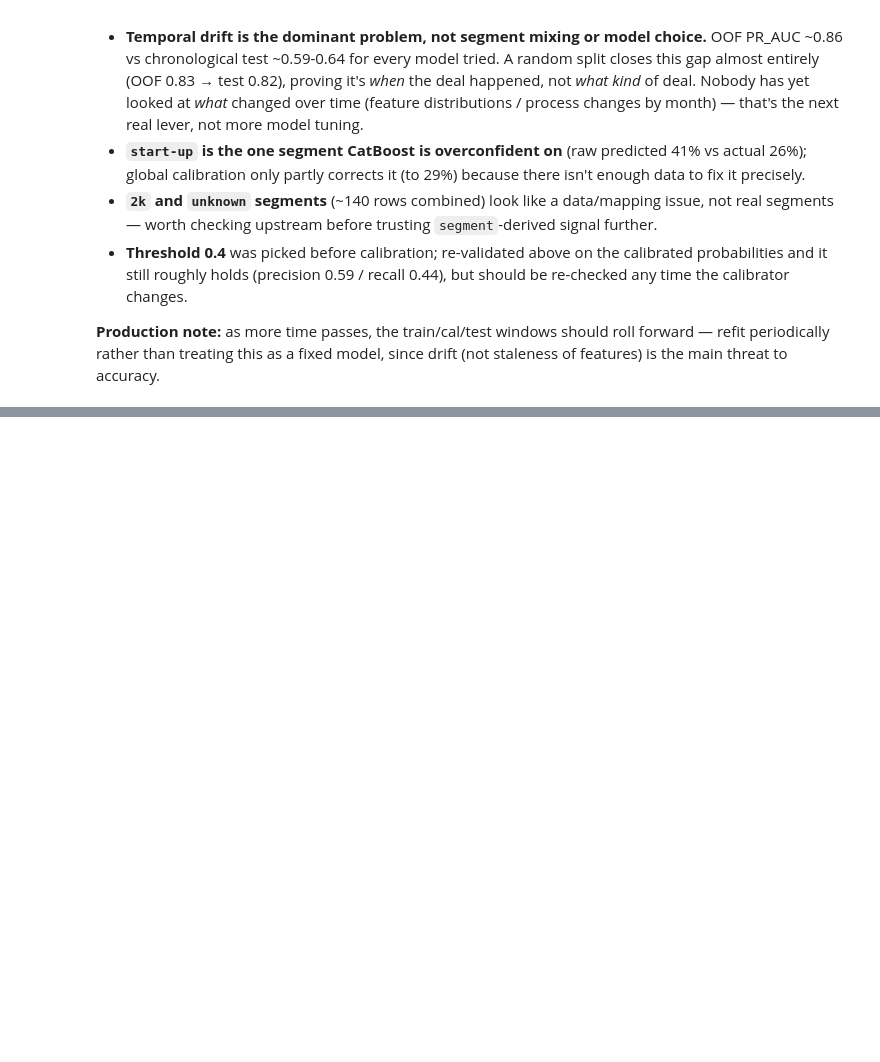
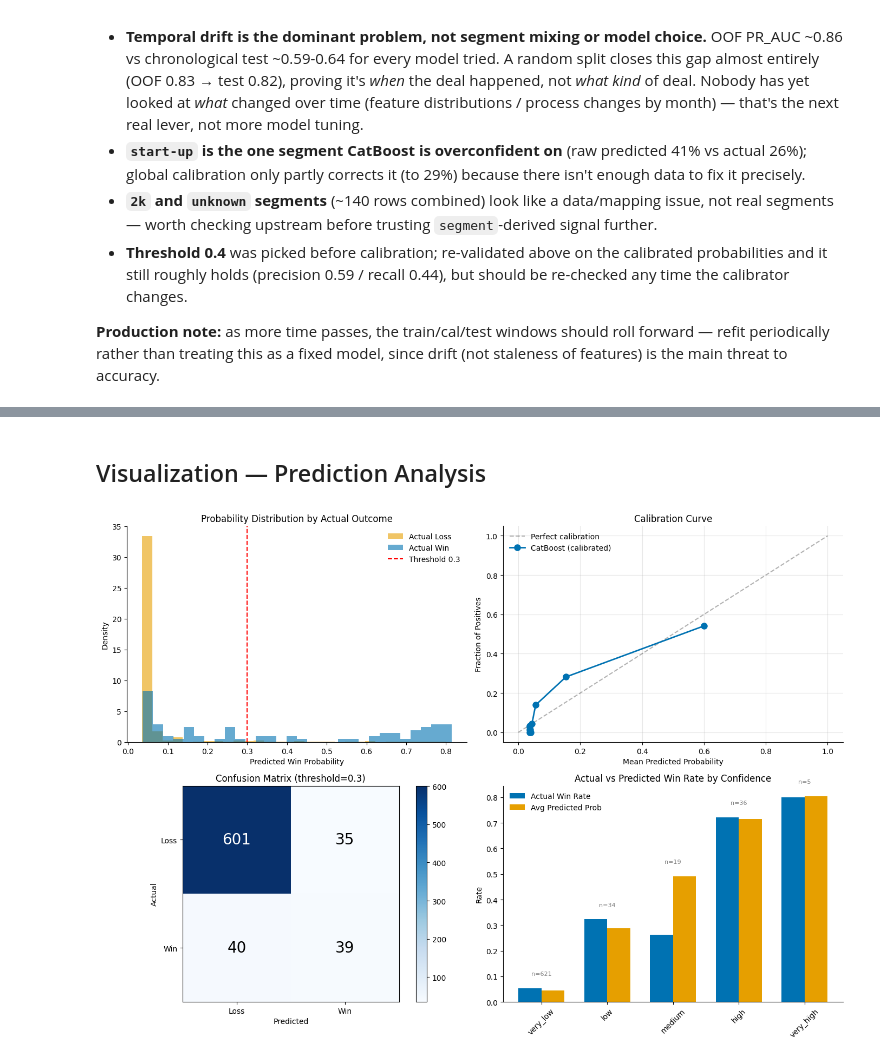
Before and after one commit to sudo-ansh007/forecast, a Jupyter notebook: win_probability_colab_new_draft.ipynb, the cells around one changed output, grey strips where cells are left out. Cells and saved outputs as stored; diff of their text form; code cells hidden in the pictures; blank space fills up the shorter version.

```diff
--- a/win_probability_colab_new_draft.ipynb
+++ b/win_probability_colab_new_draft.ipynb
@@ -568,0 +977,73 @@ start-up only: actual 0.2581   global pred 0.2875   hybrid pred 0.3566
+# %% [markdown]
+## Visualization — Prediction Analysis
+# %%
+# 4-panel visualization
+fig, axes = plt.subplots(2, 2, figsize=(14, 10))
+
+# Top-left: Probability distribution by actual outcome
+ax = axes[0, 0]
+ax.hist(p_test_sig[y_test == 0], bins=30, alpha=0.6, label='Actual Loss', color='#E69F00', density=True)
+ax.hist(p_test_sig[y_test == 1], bins=30, alpha=0.6, label='Actual Win', color='#0072B2', density=True)
+ax.axvline(0.3, color='red', linestyle='--', label='Threshold 0.3')
+ax.set_xlabel('Predicted Win Probability')
+ax.set_ylabel('Density')
+ax.set_title('Probability Distribution by Actual Outcome')
+ax.legend(frameon=False)
+ax.spines[['top', 'right']].set_visible(False)
+
+# Top-right: Calibration curve (binned)
+ax = axes[0, 1]
+from sklearn.calibration import calibration_curve
+prob_true, prob_pred = calibration_curve(y_test, p_test_sig, n_bins=10, strategy='quantile')
+ax.plot([0, 1], [0, 1], 'k--', label='Perfect calibration', alpha=0.3)
+ax.plot(prob_pred, prob_true, 'o-', label='CatBoost (calibrated)', color='#0072B2', linewidth=2, markersize=8)
+ax.set_xlabel('Mean Predicted Probability')
+ax.set_ylabel('Fraction of Positives')
+ax.set_title('Calibration Curve')
+ax.legend(frameon=False)
+ax.grid(alpha=0.3)
+ax.spines[['top', 'right']].set_visible(False)
+
+# Bottom-left: Confusion matrix at threshold 0.3
+ax = axes[1, 0]
+from sklearn.metrics import confusion_matrix
+cm = confusion_matrix(y_test, predictions_df.predicted_outcome)
+im = ax.imshow(cm, cmap='Blues')
+ax.set_xticks([0, 1])
+ax.set_yticks([0, 1])
+ax.set_xticklabels(['Loss', 'Win'])
+ax.set_yticklabels(['Loss', 'Win'])
+ax.set_xlabel('Predicted')
+ax.set_ylabel('Actual')
+ax.set_title(f'Confusion Matrix (threshold={FINAL_CONFIG["threshold"]})')
+for i in range(2):
+    for j in range(2):
+        text = ax.text(j, i, cm[i, j], ha='center', va='center', color='white' if cm[i, j] > cm.max()/2 else 'black', fontsize=20)
+plt.colorbar(im, ax=ax)
+
+# Bottom-right: Win rate by confidence bucket
+ax = axes[1, 1]
+bucket_stats = predictions_df.groupby('confidence', observed=True).agg(
+    count=('actual_outcome', 'count'),
+    win_rate=('actual_outcome', 'mean'),
+    avg_prob=('win_probability', 'mean')
+).reset_index()
+x = np.arange(len(bucket_stats))
+width = 0.35
+ax.bar(x - width/2, bucket_stats.win_rate, width, label='Actual Win Rate', color='#0072B2')
+ax.bar(x + width/2, bucket_stats.avg_prob, width, label='Avg Predicted Prob', color='#E69F00')
+ax.set_xticks(x)
+ax.set_xticklabels(bucket_stats.confidence, rotation=45)
+ax.set_ylabel('Rate')
+ax.set_title('Actual vs Predicted Win Rate by Confidence')
+ax.legend(frameon=False)
+ax.spines[['top', 'right']].set_visible(False)
+# Add count labels on bars
+for i, row in bucket_stats.iterrows():
+    ax.text(i, max(row.win_rate, row.avg_prob) + 0.05, f"n={row['count']}",
+           ha='center', fontsize=8, color='gray')
+
+plt.tight_layout()
+plt.show()
+# %% [output]
+[figure, added]
```
Also changed, not shown: parts of 99 cells of this notebook, 3 other files.
